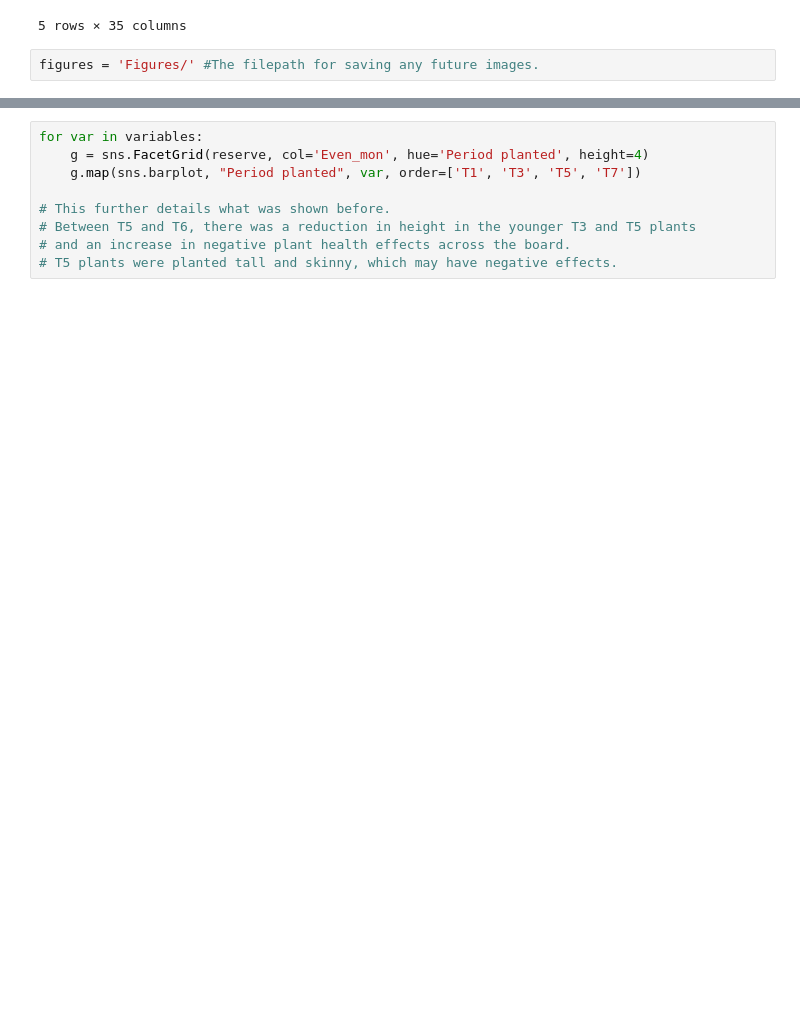
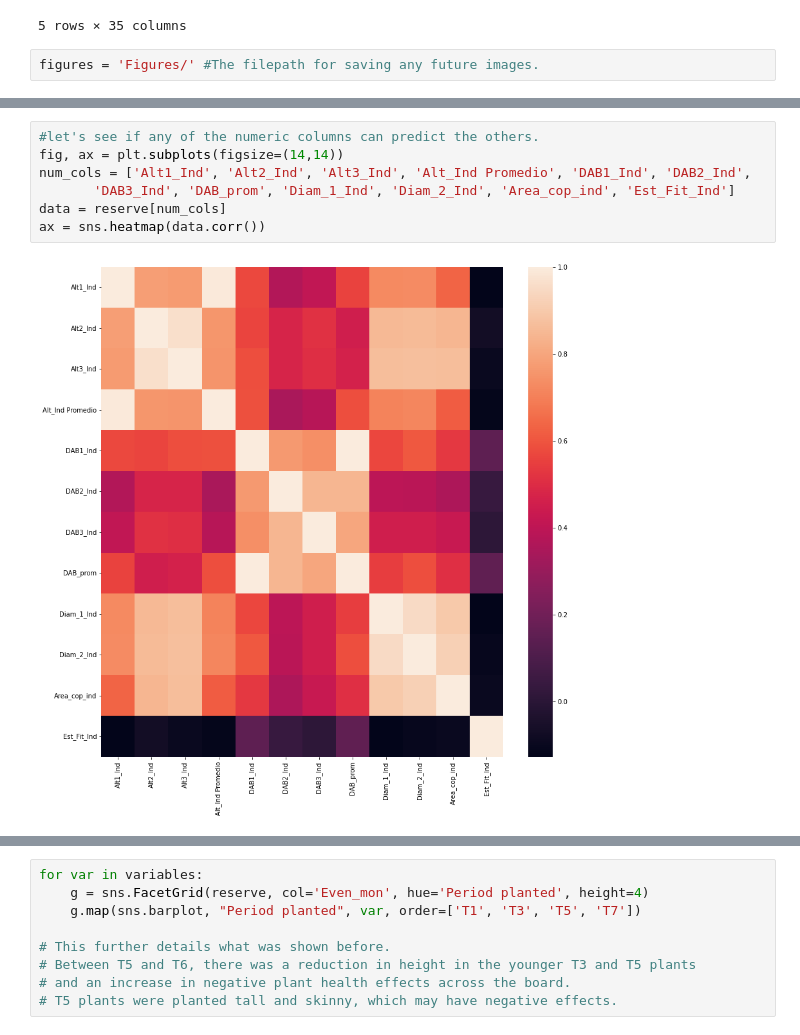
Before and after one commit to Slid61/Plant-Restoration-Data, a Jupyter notebook: Udacity Final Data Submission.ipynb, the cells around one changed output, grey strips where cells are left out. Saved outputs shown, nothing was run; the diff lists cells and outputs as text; blank space fills up the shorter version.

```diff
--- a/Udacity Final Data Submission.ipynb
+++ b/Udacity Final Data Submission.ipynb
@@ -653,0 +618,9 @@ reserve.groupby(by = ['Even_mon', 'Period planted']).mean()
+# %%
+#let's see if any of the numeric columns can predict the others.
+fig, ax = plt.subplots(figsize=(14,14))
+num_cols = ['Alt1_Ind', 'Alt2_Ind', 'Alt3_Ind', 'Alt_Ind Promedio', 'DAB1_Ind', 'DAB2_Ind',
+       'DAB3_Ind', 'DAB_prom', 'Diam_1_Ind', 'Diam_2_Ind', 'Area_cop_ind', 'Est_Fit_Ind']
+data = reserve[num_cols]
+ax = sns.heatmap(data.corr())
+# %% [output]
+[figure, added]
```
Also changed, not shown: parts of 54 cells of this notebook, 1 other file.
